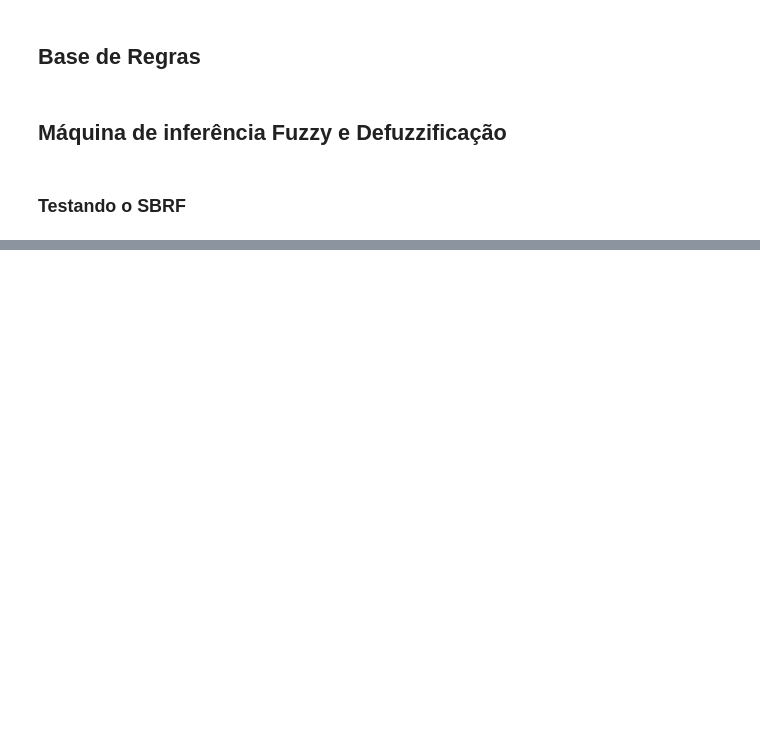
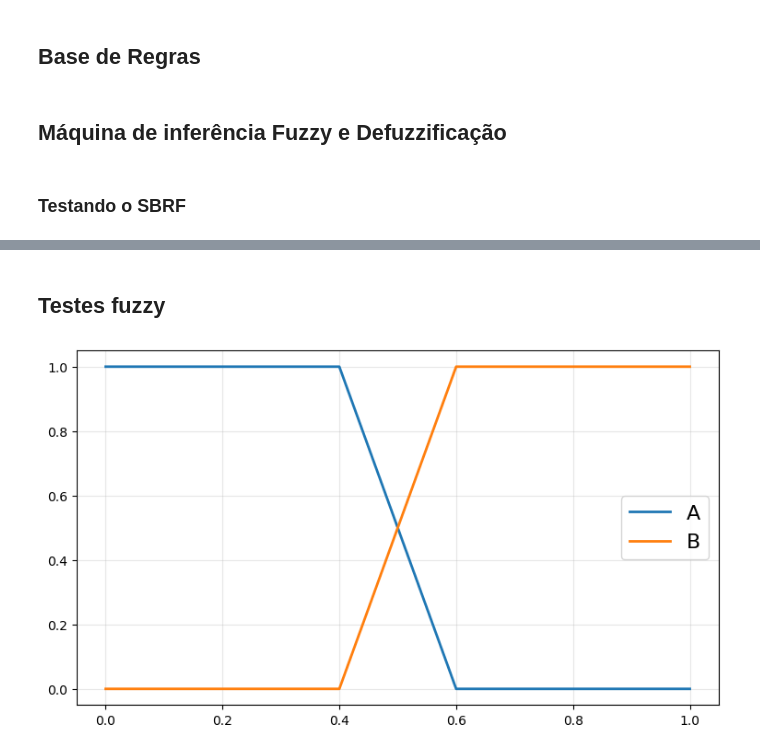
Before and after one commit to VictorPsena/Unet_codigos_dissertacao_mestrado, a Jupyter notebook: fuzzy.ipynb, the cells around one changed output, grey strips where cells are left out. Saved outputs shown, nothing was run; the diff lists cells and outputs as text; code cells hidden in the pictures; blank space fills up the shorter version.

```diff
--- a/fuzzy.ipynb
+++ b/fuzzy.ipynb
@@ -84,0 +87,32 @@ plt.show()
+# %% [markdown]
+## Testes fuzzy
+# %%
+graf= ctrl.Antecedent(np.arange(0, 1.001, 0.01), 'graf')
+
+""" Só um teste """
+graf['A'] = fuzz.trapmf(graf.universe, [0,0,0.4,0.6])
+graf['B'] = fuzz.trapmf(graf.universe, [0.4,0.6,1,1])
+
+x = graf.universe
+A = graf['A'].mf
+B = graf['B'].mf
+
+uniao = np.fmax(A, B)         # A U B
+intersec = np.fmin(A, B)      # A ∩ B
+comp_A = 1 - A                # complementar de A
+comp_B = 1 - B                # complementar de B
+
+plt.figure(figsize=(9,5))
+plt.plot(x, A, label='A', linewidth=2)
+plt.plot(x, B, label='B', linewidth=2)
+# plt.scatter(x, uniao, label='A U B', linewidth=1)
+# plt.scatter(x, intersec,  label='A ∩ B', linewidth=1, color='red')
+# plt.scatter(x, comp_A, label=r"A'", linewidth=1, color = 'green')
+# plt.plot(x, comp_B, ':', label='¬B', linewidth=2)
+# plt.ylim(0, 1.05)
+plt.legend(fontsize=16)
+plt.grid(alpha=0.3)
+plt.savefig('AB.png', dpi=300, bbox_inches='tight')
+plt.show()
+# %% [output]
+[figure, added]
```
Also changed, not shown: parts of 8 cells of this notebook, 7 other files.
